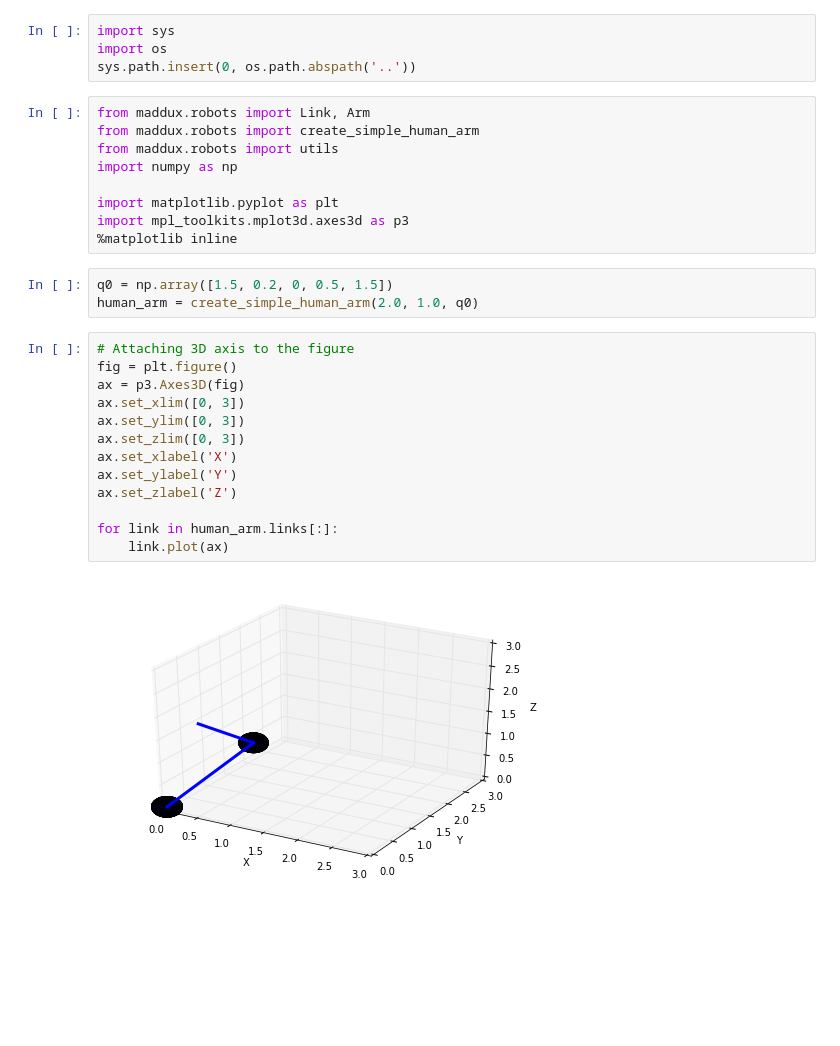
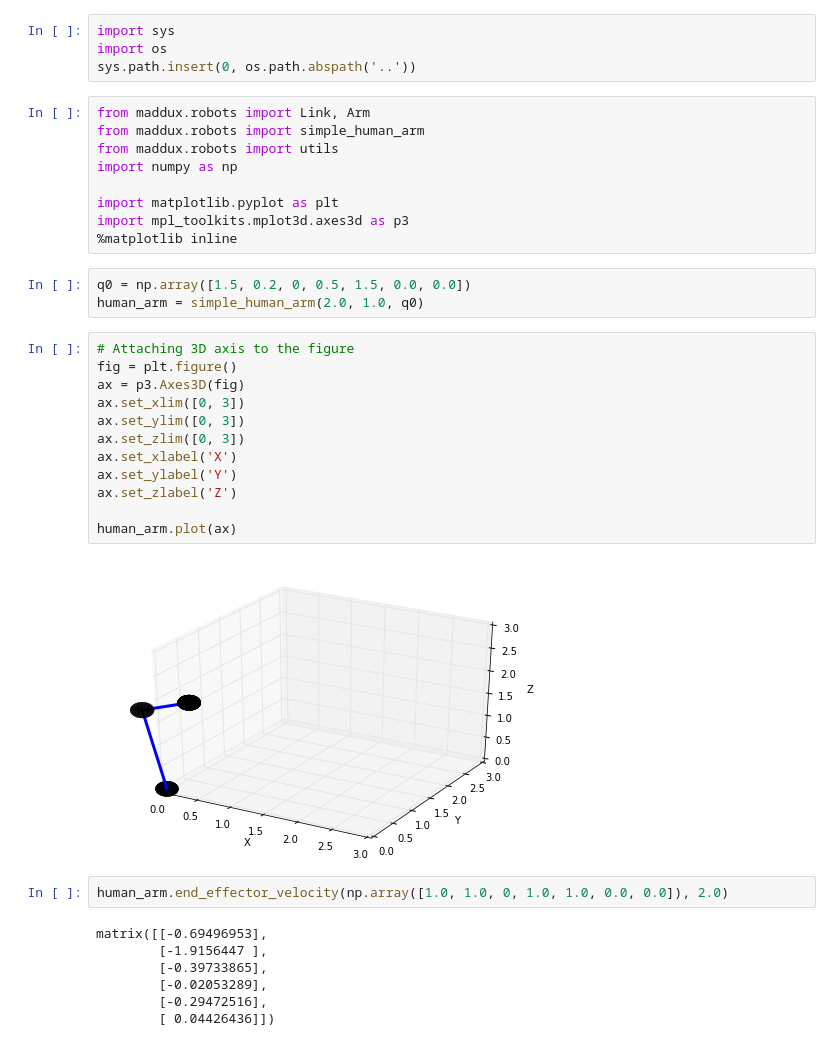
Before and after one commit to bcaine/maddux, a Jupyter notebook: experiments/arm_tests.ipynb, the cells around one changed output. Cells and saved outputs as stored; diff of their text form; blank space fills up the shorter version.

```diff
--- a/experiments/arm_tests.ipynb
+++ b/experiments/arm_tests.ipynb
@@ -4,7 +4,7 @@ import os
 sys.path.insert(0, os.path.abspath('..'))
 # %%
 from maddux.robots import Link, Arm
-from maddux.robots import create_simple_human_arm
+from maddux.robots import simple_human_arm
 from maddux.robots import utils
 import numpy as np
 
@@ -12,20 +12,28 @@ import matplotlib.pyplot as plt
 import mpl_toolkits.mplot3d.axes3d as p3
 %matplotlib inline
 # %%
-q0 = np.array([1.5, 0.2, 0, 0.5, 1.5])
-human_arm = create_simple_human_arm(2.0, 1.0, q0)
+q0 = np.array([1.5, 0.2, 0, 0.5, 1.5, 0.0, 0.0])
+human_arm = simple_human_arm(2.0, 1.0, q0)
 # %%
 # Attaching 3D axis to the figure
 fig = plt.figure()
 ax = p3.Axes3D(fig)
 ax.set_xlim([0, 3])
 ax.set_ylim([0, 3])
 ax.set_zlim([0, 3])
 ax.set_xlabel('X')
 ax.set_ylabel('Y')
 ax.set_zlabel('Z')
 
-for link in human_arm.links[:]:
-    link.plot(ax)
+human_arm.plot(ax)
 # %% [output]
-[figure, old version]
+[figure, new version]
+# %%
+human_arm.end_effector_velocity(np.array([1.0, 1.0, 0, 1.0, 1.0, 0.0, 0.0]), 2.0)
+# %% [output]
+matrix([[-0.69496953],
+        [-1.9156447 ],
+        [-0.39733865],
+        [-0.02053289],
+        [-0.29472516],
+        [ 0.04426436]])
```
Also changed, not shown: 1 other file.
